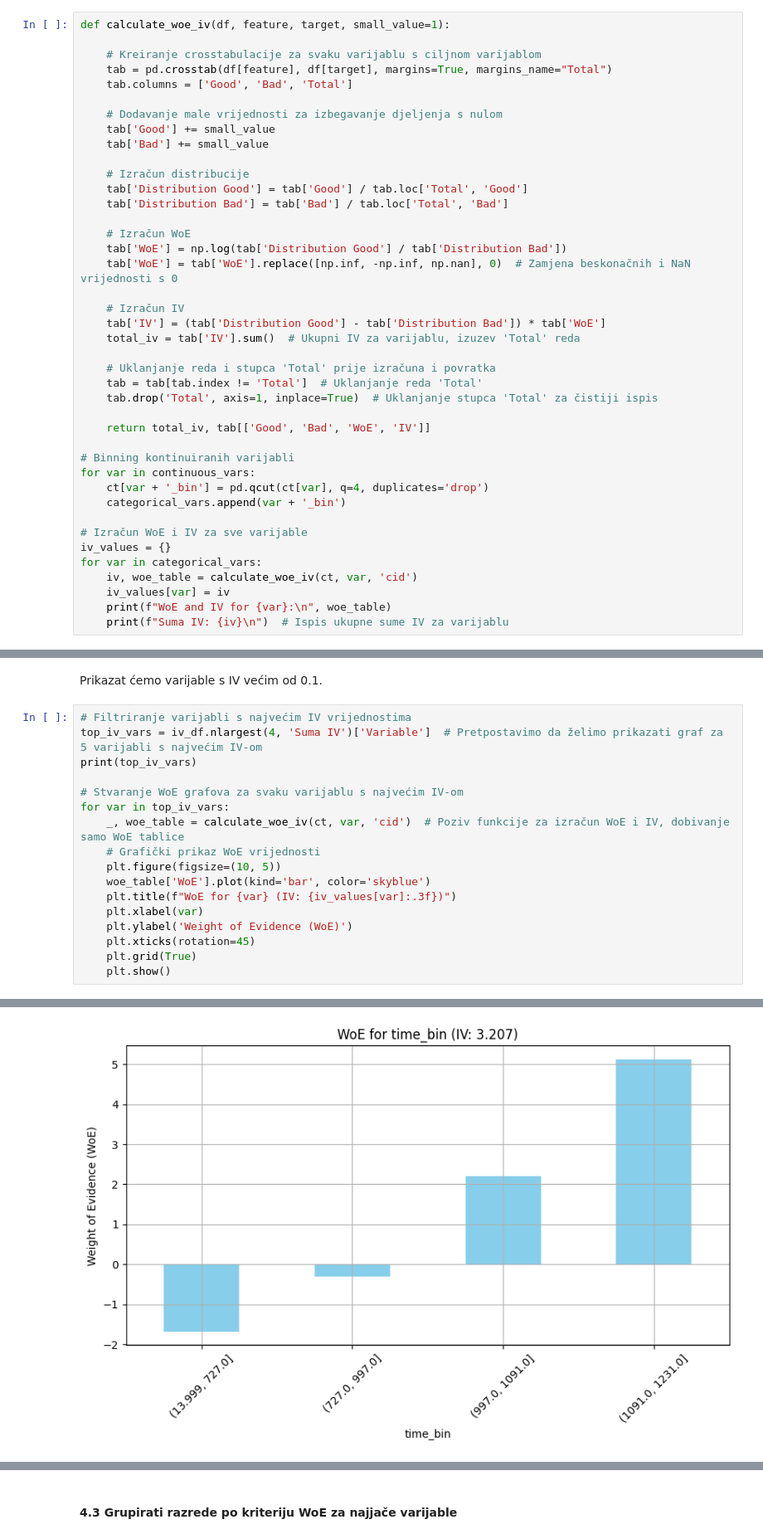
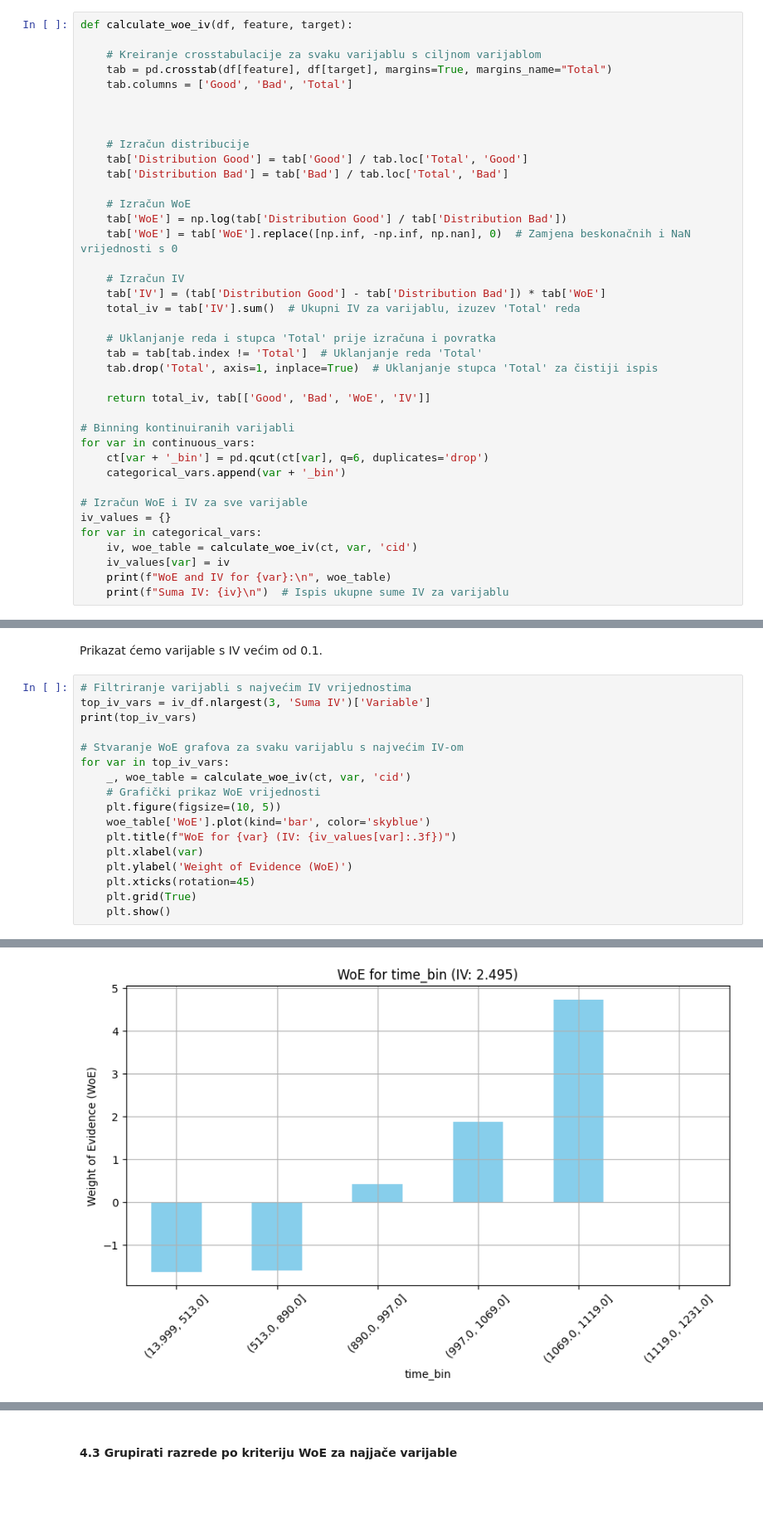
Before and after one commit to dklobucar7/nosql, a Jupyter notebook: projekt_2.ipynb, the cells around one changed output, grey strips where cells are left out. Shown at 83% size. Saved outputs shown, nothing was run; the diff lists cells and outputs as text; blank space fills up the shorter version.

```diff
--- a/projekt_2.ipynb
+++ b/projekt_2.ipynb
@@ -944,13 +944,11 @@ IV ≥ 0.5: Vrlo jaka prediktivna moć.<br>
 # %%
-def calculate_woe_iv(df, feature, target, small_value=1):
+def calculate_woe_iv(df, feature, target):
 
     # Kreiranje crosstabulacije za svaku varijablu s ciljnom varijablom
     tab = pd.crosstab(df[feature], df[target], margins=True, margins_name="Total")
     tab.columns = ['Good', 'Bad', 'Total']
 
-    # Dodavanje male vrijednosti za izbegavanje djeljenja s nulom
-    tab['Good'] += small_value
-    tab['Bad'] += small_value
+
 
     # Izračun distribucije
     tab['Distribution Good'] = tab['Good'] / tab.loc['Total', 'Good']
@@ -972,7 +970,7 @@ def calculate_woe_iv(df, feature, target, small_value=1):
 
 # Binning kontinuiranih varijabli
 for var in continuous_vars:
-    ct[var + '_bin'] = pd.qcut(ct[var], q=4, duplicates='drop')
+    ct[var + '_bin'] = pd.qcut(ct[var], q=6, duplicates='drop')
     categorical_vars.append(var + '_bin')
 
 # Izračun WoE i IV za sve varijable
@@ -1038,12 +1042,12 @@ U ovoj analizi, visok IV za varijablu time_bin izrazito ističe važnost vremens
 Prikazat ćemo varijable s IV većim od 0.1.
 # %%
 # Filtriranje varijabli s najvećim IV vrijednostima
-top_iv_vars = iv_df.nlargest(4, 'Suma IV')['Variable']  # Pretpostavimo da želimo prikazati graf za 5 varijabli s najvećim IV-om
+top_iv_vars = iv_df.nlargest(3, 'Suma IV')['Variable']
 print(top_iv_vars)
 
 # Stvaranje WoE grafova za svaku varijablu s najvećim IV-om
 for var in top_iv_vars:
-    _, woe_table = calculate_woe_iv(ct, var, 'cid')  # Poziv funkcije za izračun WoE i IV, dobivanje samo WoE tablice
+    _, woe_table = calculate_woe_iv(ct, var, 'cid')
     # Grafički prikaz WoE vrijednosti
     plt.figure(figsize=(10, 5))
     woe_table['WoE'].plot(kind='bar', color='skyblue')
@@ -1061,2 +1064,2 @@ for var in top_iv_vars:
 Name: Variable, dtype: object
-[figure, old version]
+[figure, new version]
```
Also changed, not shown: parts of 6 cells of this notebook.
